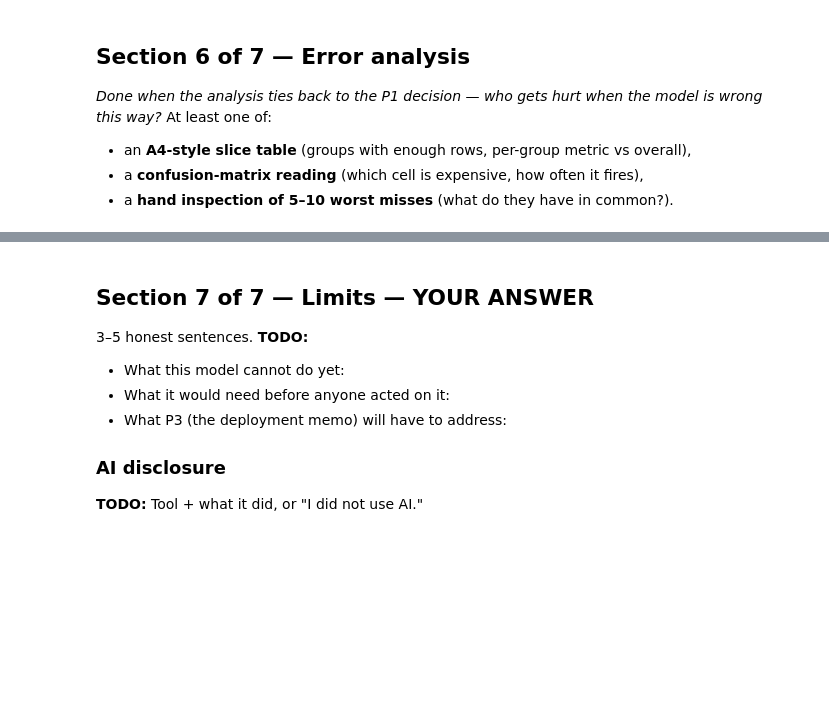
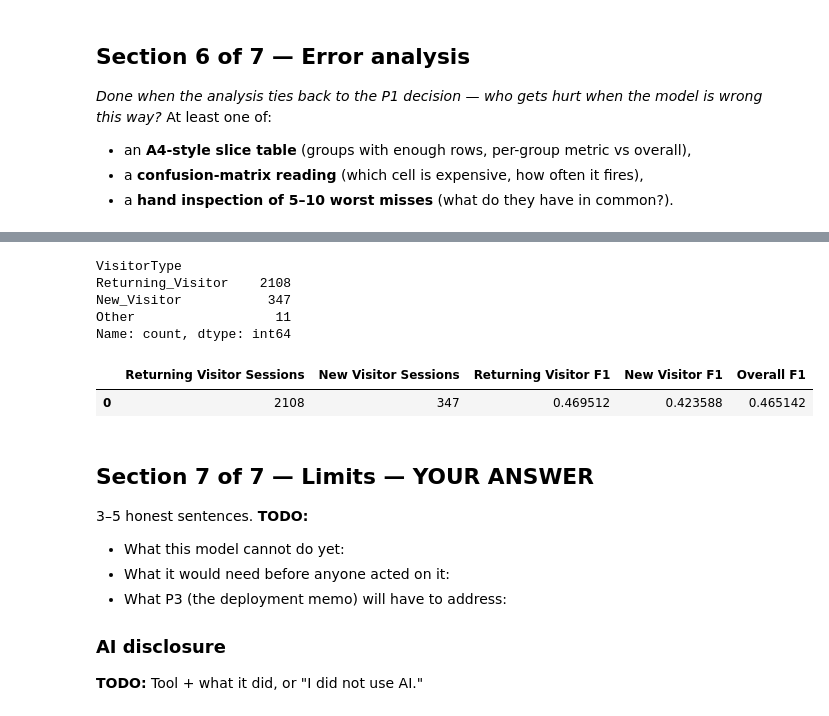
Before and after one commit to Mariah4star/CS6470, a Jupyter notebook: CS6470_P2_Foerster_Mariah.ipynb, the cells around one changed output, grey strips where cells are left out. Cells and saved outputs as stored; diff of their text form; code cells hidden in the pictures; blank space fills up the shorter version.

```diff
--- a/CS6470_P2_Foerster_Mariah.ipynb
+++ b/CS6470_P2_Foerster_Mariah.ipynb
@@ -180,3 +183,29 @@ raise NotImplementedError("Section 6: delete this line and write your code")
+# %%
+print(X_test["VisitorType"].value_counts())
+y_pred = logreg.predict(X_test)
+returning = X_test["VisitorType"] == "Returning_Visitor"
+f1_score(y_test["Revenue"][returning], y_pred[returning], average="macro", labels=[False, True], zero_division=0)
+
+new_visitor = X_test["VisitorType"] == "New_Visitor"
+f1_score(y_test["Revenue"][new_visitor], y_pred[new_visitor], average="macro", labels=[False, True], zero_division=0)
+
+pd.DataFrame({
+    "Returning Visitor Sessions": [returning.sum()],
+    "New Visitor Sessions": [new_visitor.sum()],
+    "Returning Visitor F1": [f1_score(y_test["Revenue"][returning],
+    y_pred[returning], average="macro", labels=[False, True], zero_division=0)],
+    "New Visitor F1": [f1_score(y_test["Revenue"][new_visitor],
+    y_pred[new_visitor], average="macro", labels=[False, True], zero_division=0)],
+    "Overall F1": [f1_score(y_test["Revenue"], y_pred, average="macro", labels=[False, True], zero_division=0)]
+})
+# %% [output]
+VisitorType
+Returning_Visitor    2108
+New_Visitor           347
+Other                  11
+Name: count, dtype: int64
+|  | Returning Visitor Sessions | New Visitor Sessions | Returning Visitor F1 | New Visitor F1 | Overall F1 |
+| 0 | 2108 | 347 | 0.469512 | 0.423588 | 0.465142 |
 # %% [markdown]
 ## Section 7 of 7 — Limits — YOUR ANSWER
 
```
Also changed, not shown: parts of 2 cells of this notebook.
